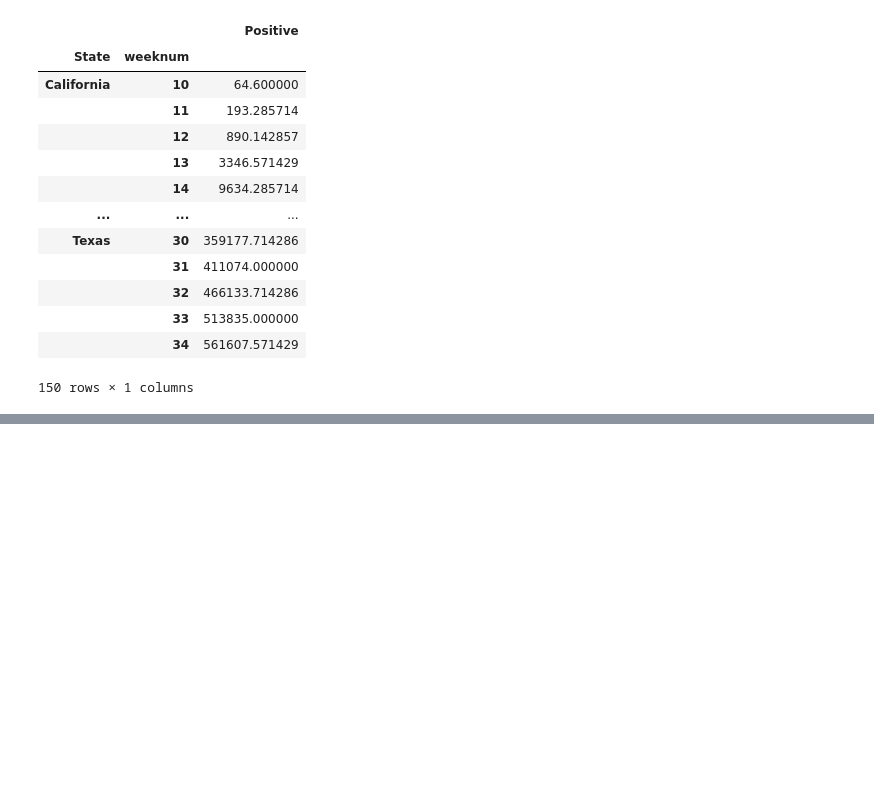
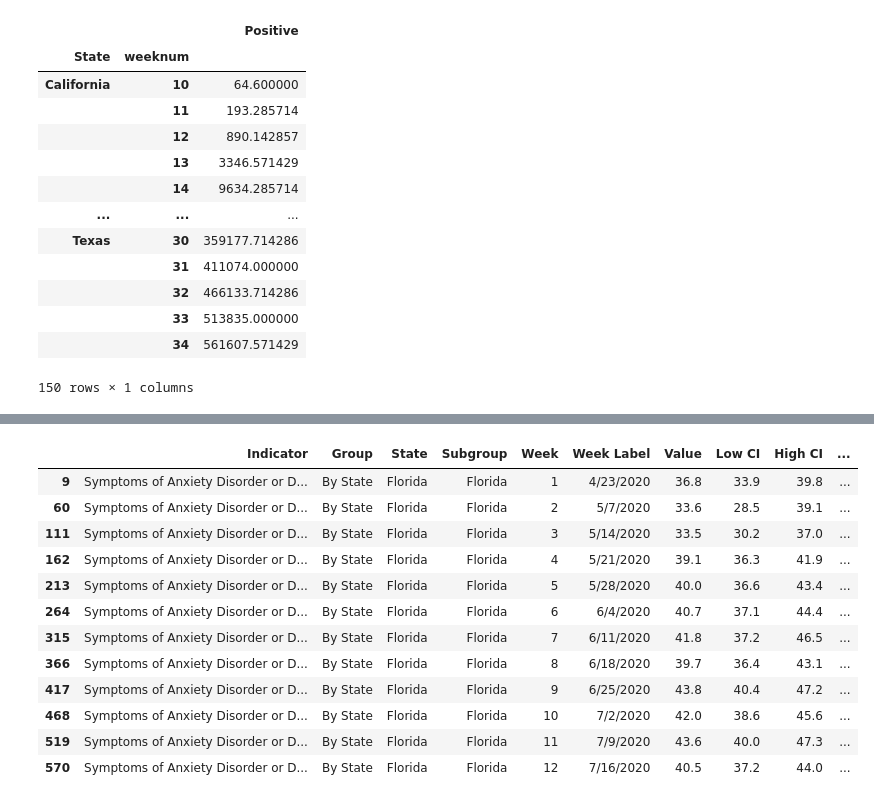
Before and after one commit to GPSHUB/COVID_HEALTH_PROJECT, a Jupyter notebook: ProjectFolderAG/covid_cases.ipynb, the cells around one changed output, grey strips where cells are left out. Saved outputs shown, nothing was run; the diff lists cells and outputs as text; code cells hidden in the pictures; blank space fills up the shorter version.

```diff
--- a/ProjectFolderAG/covid_cases.ipynb
+++ b/ProjectFolderAG/covid_cases.ipynb
@@ -203,0 +208,17 @@ ad_df
+# %%
+fl_ad_df = ad_df.loc[ad_df["State"]  == 'Florida']
+fl_ad_df
+# %% [output]
+|  | Indicator | Group | State | Subgroup | Week | Week Label | Value | Low CI | High CI | ... |
+| 9 | Symptoms of Anxiety Disorder or D... | By State | Florida | Florida | 1 | 4/23/2020 | 36.8 | 33.9 | 39.8 | ... |
+| 60 | Symptoms of Anxiety Disorder or D... | By State | Florida | Florida | 2 | 5/7/2020 | 33.6 | 28.5 | 39.1 | ... |
+| 111 | Symptoms of Anxiety Disorder or D... | By State | Florida | Florida | 3 | 5/14/2020 | 33.5 | 30.2 | 37.0 | ... |
+| 162 | Symptoms of Anxiety Disorder or D... | By State | Florida | Florida | 4 | 5/21/2020 | 39.1 | 36.3 | 41.9 | ... |
+| 213 | Symptoms of Anxiety Disorder or D... | By State | Florida | Florida | 5 | 5/28/2020 | 40.0 | 36.6 | 43.4 | ... |
+| 264 | Symptoms of Anxiety Disorder or D... | By State | Florida | Florida | 6 | 6/4/2020 | 40.7 | 37.1 | 44.4 | ... |
+| 315 | Symptoms of Anxiety Disorder or D... | By State | Florida | Florida | 7 | 6/11/2020 | 41.8 | 37.2 | 46.5 | ... |
+| 366 | Symptoms of Anxiety Disorder or D... | By State | Florida | Florida | 8 | 6/18/2020 | 39.7 | 36.4 | 43.1 | ... |
+| 417 | Symptoms of Anxiety Disorder or D... | By State | Florida | Florida | 9 | 6/25/2020 | 43.8 | 40.4 | 47.2 | ... |
+| 468 | Symptoms of Anxiety Disorder or D... | By State | Florida | Florida | 10 | 7/2/2020 | 42.0 | 38.6 | 45.6 | ... |
+| 519 | Symptoms of Anxiety Disorder or D... | By State | Florida | Florida | 11 | 7/9/2020 | 43.6 | 40.0 | 47.3 | ... |
+| 570 | Symptoms of Anxiety Disorder or D... | By State | Florida | Florida | 12 | 7/16/2020 | 40.5 | 37.2 | 44.0 | ... |
```
Also changed, not shown: parts of 14 cells of this notebook, 1 other file.
